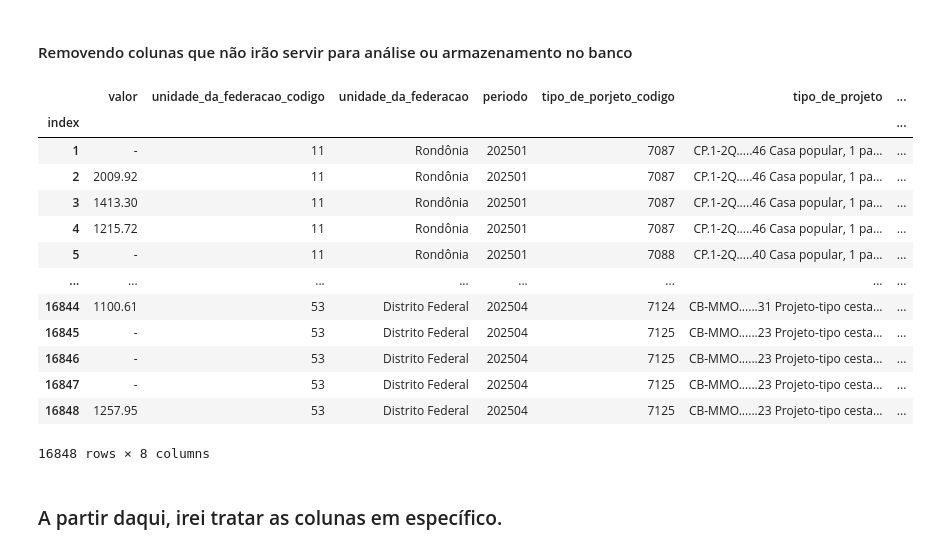
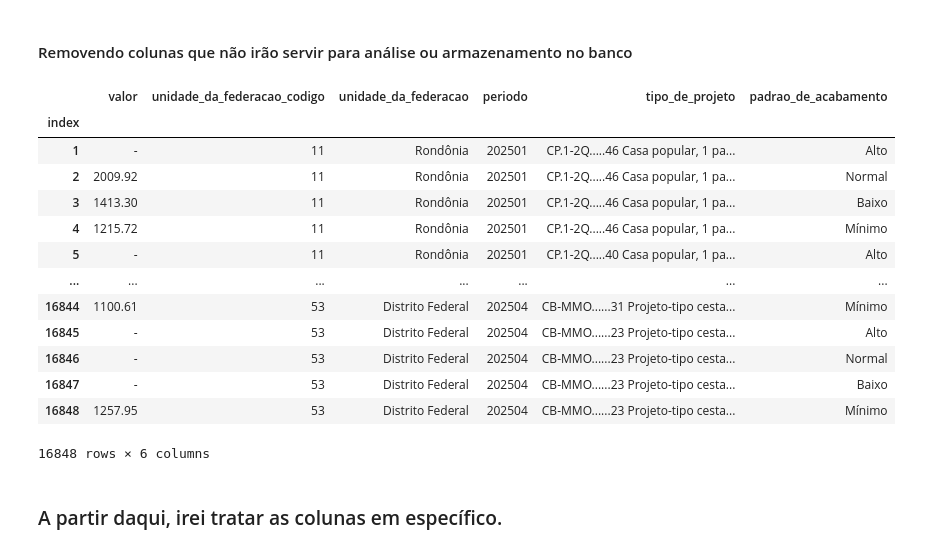
Before and after one commit to Imbob-Plataform/Sinapi-analysis, a Jupyter notebook: notebooks/01-tratamento_dados.ipynb, the cells around one changed output. Saved outputs shown, nothing was run; the diff lists cells and outputs as text; code cells hidden in the pictures.

```diff
--- a/notebooks/01-tratamento_dados.ipynb
+++ b/notebooks/01-tratamento_dados.ipynb
@@ -95,31 +95,33 @@ df_colunas_atualizadas
 # %%
 df_colunas_atualizadas['nivel_territorial_codigo'].unique() # retorno -> df_colunas_atualizadas['nivel_territorial_codigo'].unique() / justificativa: repete os valores [3]
 df_colunas_atualizadas['nivel_territorial'].unique()  # retorno -> array(['Unidade da Federação'], dtype=object) / justificativa: repete os valores ['Unidade da Federação']
 df_colunas_atualizadas['unidade_de_medida_codigo'].unique() # retorno -> array([38]) / justificativa: repete os valores [38]
 df_colunas_atualizadas['unidade_de_medida'].unique() # retorno -> array(['Reais'], dtype=object) / justificativa: repete os valores ['Reais']
 df_colunas_atualizadas['variavel_codigo'].unique() # retorno array([51]) / justificativa: repete os valores array([51])
 df_colunas_atualizadas['variavel'].unique() # retorno array(['Custo de projeto m²'], dtype=object) / justificativa: repete os valores ['Custo de projeto m²']
 df_colunas_atualizadas['mes'] # justificativa: eu ja tenho uma coluna de periodo
+df_colunas_atualizadas['tipo_de_porjeto_codigo'] #justificativa: variavel que não precisa ser analisada
+df_colunas_atualizadas['padrao_de_acabamento_codigo'] #justificativa: variavel que não precisa ser analisada
 
-colunas_a_remover = ['nivel_territorial_codigo','nivel_territorial','unidade_de_medida_codigo', 'unidade_de_medida', 'variavel_codigo', 'variavel', 'mes']
+colunas_a_remover = ['padrao_de_acabamento_codigo','tipo_de_porjeto_codigo', 'nivel_territorial_codigo','nivel_territorial','unidade_de_medida_codigo', 'unidade_de_medida', 'variavel_codigo', 'variavel', 'mes']
 
 df_colunas_removidas = df_colunas_atualizadas.drop(columns=colunas_a_remover)
 df_colunas_removidas
 # %% [output]
-|  | valor | unidade_da_federacao_codigo | unidade_da_federacao | periodo | tipo_de_porjeto_codigo | tipo_de_projeto | ... |
-| index |  |  |  |  |  |  | ... |
-| 1 | - | 11 | Rondônia | 202501 | 7087 | CP.1-2Q.....46 Casa popular, 1 pa... | ... |
-| 2 | 2009.92 | 11 | Rondônia | 202501 | 7087 | CP.1-2Q.....46 Casa popular, 1 pa... | ... |
-| 3 | 1413.30 | 11 | Rondônia | 202501 | 7087 | CP.1-2Q.....46 Casa popular, 1 pa... | ... |
-| 4 | 1215.72 | 11 | Rondônia | 202501 | 7087 | CP.1-2Q.....46 Casa popular, 1 pa... | ... |
-| 5 | - | 11 | Rondônia | 202501 | 7088 | CP.1-2Q.....40 Casa popular, 1 pa... | ... |
-| ... | ... | ... | ... | ... | ... | ... | ... |
-| 16844 | 1100.61 | 53 | Distrito Federal | 202504 | 7124 | CB-MMO......31 Projeto-tipo cesta... | ... |
-| 16845 | - | 53 | Distrito Federal | 202504 | 7125 | CB-MMO......23 Projeto-tipo cesta... | ... |
-| 16846 | - | 53 | Distrito Federal | 202504 | 7125 | CB-MMO......23 Projeto-tipo cesta... | ... |
-| 16847 | - | 53 | Distrito Federal | 202504 | 7125 | CB-MMO......23 Projeto-tipo cesta... | ... |
-| 16848 | 1257.95 | 53 | Distrito Federal | 202504 | 7125 | CB-MMO......23 Projeto-tipo cesta... | ... |
+|  | valor | unidade_da_federacao_codigo | unidade_da_federacao | periodo | tipo_de_projeto | padrao_de_acabamento |
+| index |  |  |  |  |  |  |
+| 1 | - | 11 | Rondônia | 202501 | CP.1-2Q.....46 Casa popular, 1 pa... | Alto |
+| 2 | 2009.92 | 11 | Rondônia | 202501 | CP.1-2Q.....46 Casa popular, 1 pa... | Normal |
+| 3 | 1413.30 | 11 | Rondônia | 202501 | CP.1-2Q.....46 Casa popular, 1 pa... | Baixo |
+| 4 | 1215.72 | 11 | Rondônia | 202501 | CP.1-2Q.....46 Casa popular, 1 pa... | Mínimo |
+| 5 | - | 11 | Rondônia | 202501 | CP.1-2Q.....40 Casa popular, 1 pa... | Alto |
+| ... | ... | ... | ... | ... | ... | ... |
+| 16844 | 1100.61 | 53 | Distrito Federal | 202504 | CB-MMO......31 Projeto-tipo cesta... | Mínimo |
+| 16845 | - | 53 | Distrito Federal | 202504 | CB-MMO......23 Projeto-tipo cesta... | Alto |
+| 16846 | - | 53 | Distrito Federal | 202504 | CB-MMO......23 Projeto-tipo cesta... | Normal |
+| 16847 | - | 53 | Distrito Federal | 202504 | CB-MMO......23 Projeto-tipo cesta... | Baixo |
+| 16848 | 1257.95 | 53 | Distrito Federal | 202504 | CB-MMO......23 Projeto-tipo cesta... | Mínimo |
-16848 rows × 8 columns
+16848 rows × 6 columns
 # %% [markdown]
 ### A partir daqui, irei tratar as colunas em específico.
 # %% [markdown]
```
Also changed, not shown: parts of 17 cells of this notebook, 1 other file.
